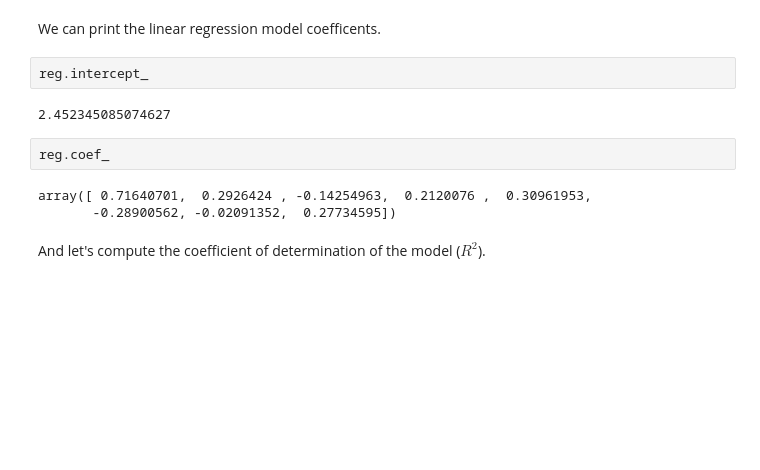
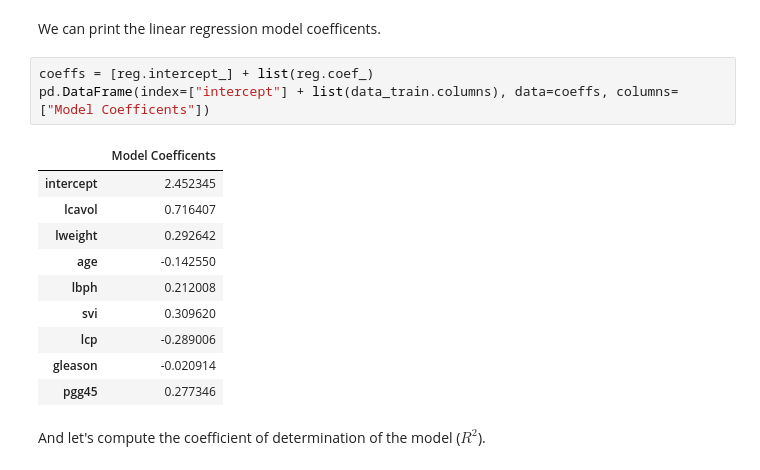
Before and after one commit to ManuelTgn/SL2021, a Jupyter notebook: notebooks/prostate_cancer.ipynb, the cells around one changed output. Cells and saved outputs as stored; diff of their text form; blank space fills up the shorter version.

```diff
--- a/notebooks/prostate_cancer.ipynb
+++ b/notebooks/prostate_cancer.ipynb
@@ -428,15 +428,20 @@ array([ 0.71640701,  0.2926424 , -0.14254963,  0.2120076 ,  0.30961953,
        -0.28900562, -0.02091352,  0.27734595])
 # %% [markdown]
 We can print the linear regression model coefficents.
-# %%
-reg.intercept_
-# %% [output]
-2.452345085074627
-# %%
-reg.coef_
-# %% [output]
-array([ 0.71640701,  0.2926424 , -0.14254963,  0.2120076 ,  0.30961953,
-       -0.28900562, -0.02091352,  0.27734595])
+# %%
+coeffs = [reg.intercept_] + list(reg.coef_)
+pd.DataFrame(index=["intercept"] + list(data_train.columns), data=coeffs, columns=["Model Coefficents"])
+# %% [output]
+|  | Model Coefficents |
+| intercept | 2.452345 |
+| lcavol | 0.716407 |
+| lweight | 0.292642 |
+| age | -0.142550 |
+| lbph | 0.212008 |
+| svi | 0.309620 |
+| lcp | -0.289006 |
+| gleason | -0.020914 |
+| pgg45 | 0.277346 |
 # %% [markdown]
 And let's compute the coefficient of determination of the model ($R^{2}$).
 # %%
```
Also changed, not shown: parts of 1 cell of this notebook.
